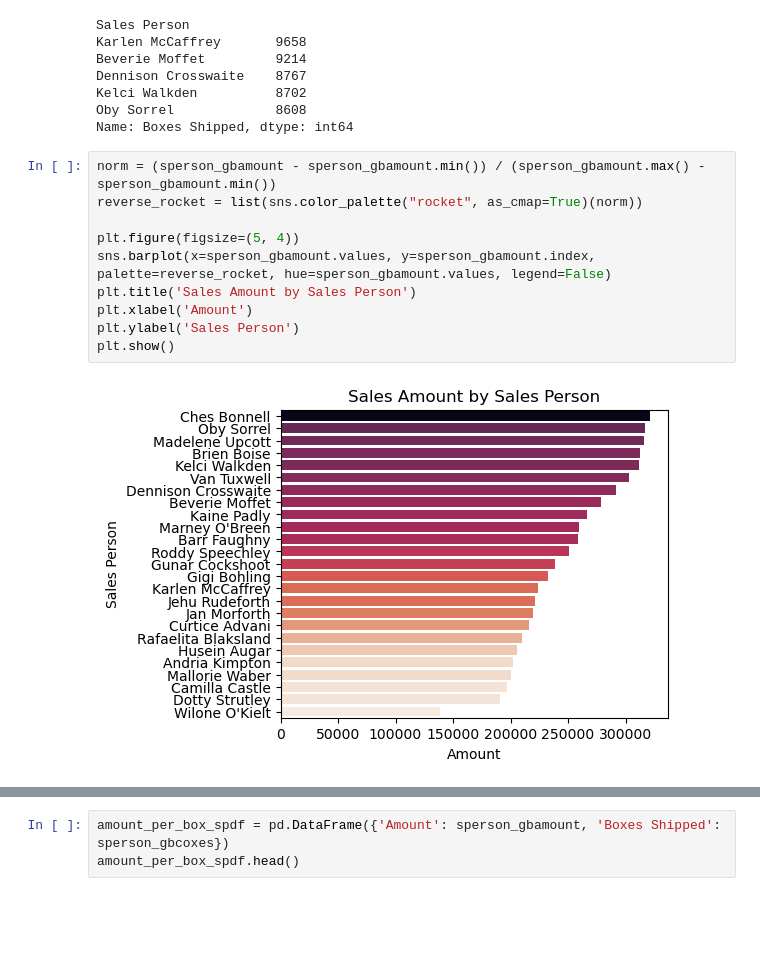
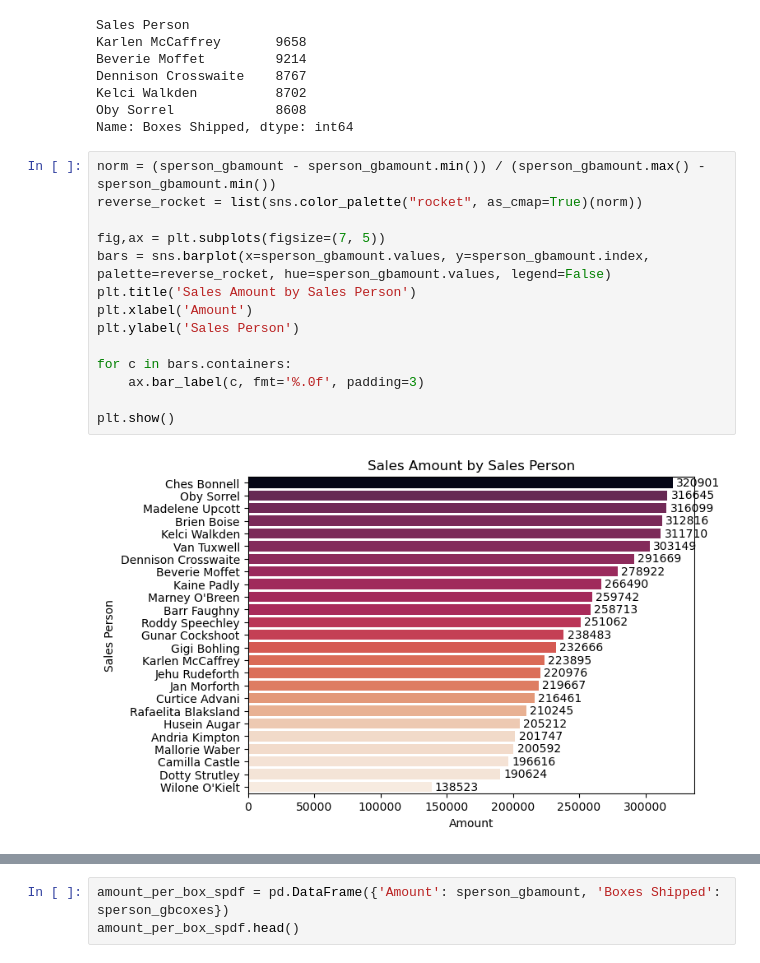
Before and after one commit to GrabarzVIII/chocolate_sales_data_analysis, a Jupyter notebook: chocolate_sales_data_analysis.ipynb, the cells around one changed output, grey strips where cells are left out. Cells and saved outputs as stored; diff of their text form; blank space fills up the shorter version.

Commit message:
added label to charts

```diff
--- a/chocolate_sales_data_analysis.ipynb
+++ b/chocolate_sales_data_analysis.ipynb
@@ -153,15 +153,19 @@ Name: Boxes Shipped, dtype: int64
 # %%
 norm = (sperson_gbamount - sperson_gbamount.min()) / (sperson_gbamount.max() - sperson_gbamount.min())
 reverse_rocket = list(sns.color_palette("rocket", as_cmap=True)(norm))
 
-plt.figure(figsize=(5, 4))
-sns.barplot(x=sperson_gbamount.values, y=sperson_gbamount.index, palette=reverse_rocket, hue=sperson_gbamount.values, legend=False)
+fig,ax = plt.subplots(figsize=(7, 5))
+bars = sns.barplot(x=sperson_gbamount.values, y=sperson_gbamount.index, palette=reverse_rocket, hue=sperson_gbamount.values, legend=False)
 plt.title('Sales Amount by Sales Person')
 plt.xlabel('Amount')
 plt.ylabel('Sales Person')
+
+for c in bars.containers:
+    ax.bar_label(c, fmt='%.0f', padding=3)
+
 plt.show()
 # %% [output]
-[figure, old version]
+[figure, new version]
 # %%
 norm = (sperson_gbcoxes - sperson_gbcoxes.min()) / (sperson_gbcoxes.max() - sperson_gbcoxes.min())
 reverse_mako = list(sns.color_palette("mako", as_cmap=True)(norm))
```
Also changed, not shown: parts of 4 cells of this notebook.
